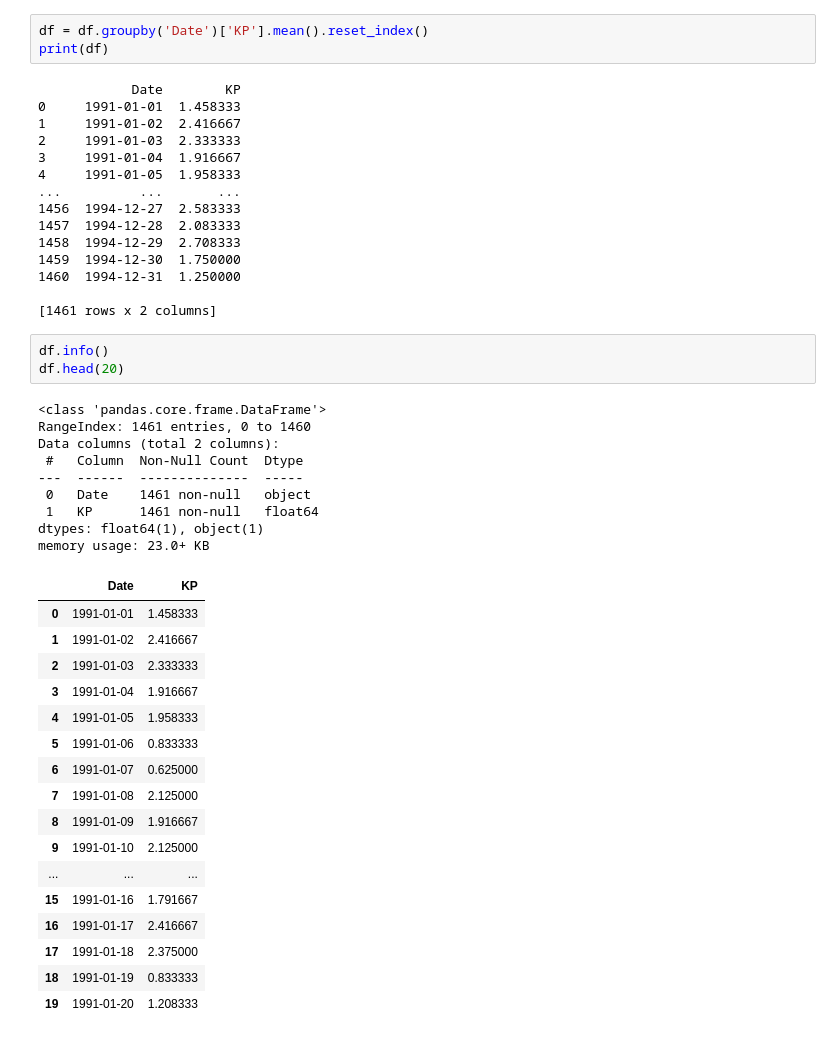
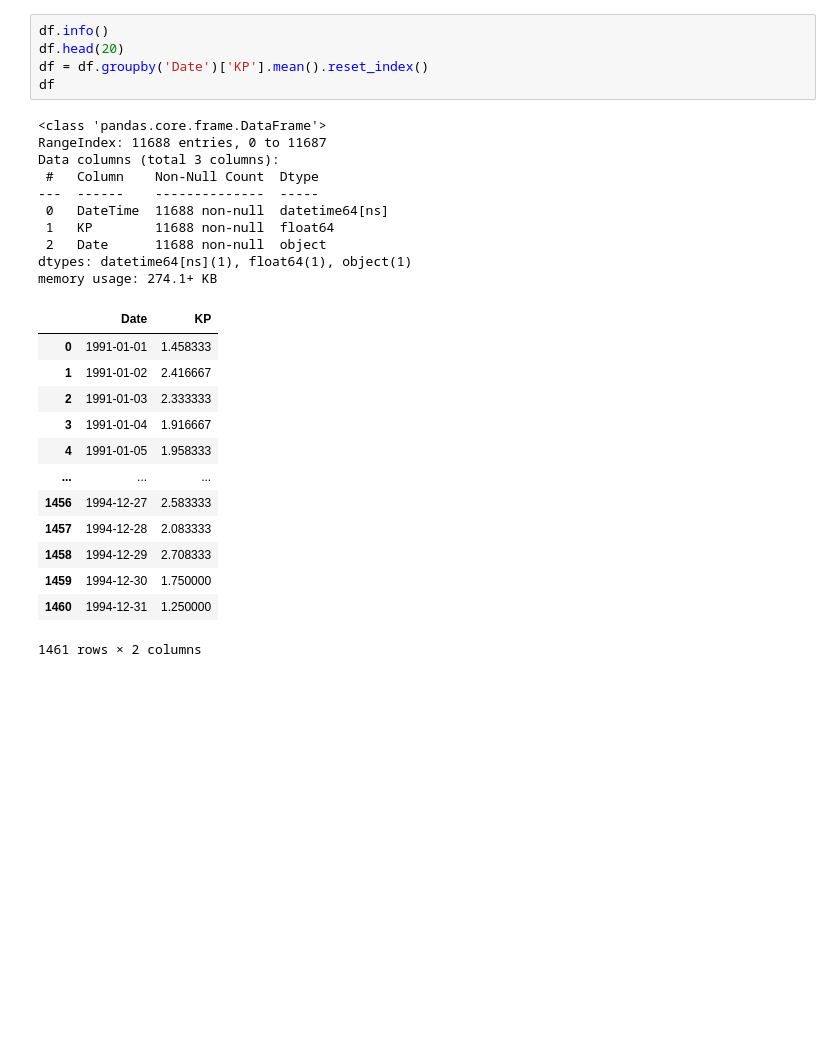
Before and after one commit to r3dswitch/cassini_hack, a Jupyter notebook: test.ipynb, the cells around one changed output. Saved outputs shown, nothing was run; the diff lists cells and outputs as text; blank space fills up the shorter version.

```diff
--- a/test.ipynb
+++ b/test.ipynb
@@ -191,51 +202,32 @@ print(df.head(10))
 # %%
+df.info()
+df.head(20)
 df = df.groupby('Date')['KP'].mean().reset_index()
-print(df)
+df
 # %% [output]
-            Date        KP
-0     1991-01-01  1.458333
-1     1991-01-02  2.416667
-2     1991-01-03  2.333333
-3     1991-01-04  1.916667
-4     1991-01-05  1.958333
-...          ...       ...
-1456  1994-12-27  2.583333
-1457  1994-12-28  2.083333
-1458  1994-12-29  2.708333
-1459  1994-12-30  1.750000
-1460  1994-12-31  1.250000
-
-[1461 rows x 2 columns]
+<class 'pandas.core.frame.DataFrame'>
+RangeIndex: 11688 entries, 0 to 11687
+Data columns (total 3 columns):
+ #   Column    Non-Null Count  Dtype
+---  ------    --------------  -----
+ 0   DateTime  11688 non-null  datetime64[ns]
+ 1   KP        11688 non-null  float64
+ 2   Date      11688 non-null  object
+dtypes: datetime64[ns](1), float64(1), object(1)
+memory usage: 274.1+ KB
+|  | Date | KP |
+| 0 | 1991-01-01 | 1.458333 |
+| 1 | 1991-01-02 | 2.416667 |
+| 2 | 1991-01-03 | 2.333333 |
+| 3 | 1991-01-04 | 1.916667 |
+| 4 | 1991-01-05 | 1.958333 |
+| ... | ... | ... |
+| 1456 | 1994-12-27 | 2.583333 |
+| 1457 | 1994-12-28 | 2.083333 |
+| 1458 | 1994-12-29 | 2.708333 |
+| 1459 | 1994-12-30 | 1.750000 |
+| 1460 | 1994-12-31 | 1.250000 |
+1461 rows × 2 columns
-# %%
-df.info()
-df.head(20)
-# %% [output]
-<class 'pandas.core.frame.DataFrame'>
-RangeIndex: 1461 entries, 0 to 1460
-Data columns (total 2 columns):
- #   Column  Non-Null Count  Dtype
----  ------  --------------  -----
- 0   Date    1461 non-null   object
- 1   KP      1461 non-null   float64
-dtypes: float64(1), object(1)
-memory usage: 23.0+ KB
-|  | Date | KP |
-| 0 | 1991-01-01 | 1.458333 |
-| 1 | 1991-01-02 | 2.416667 |
-| 2 | 1991-01-03 | 2.333333 |
-| 3 | 1991-01-04 | 1.916667 |
-| 4 | 1991-01-05 | 1.958333 |
-| 5 | 1991-01-06 | 0.833333 |
-| 6 | 1991-01-07 | 0.625000 |
-| 7 | 1991-01-08 | 2.125000 |
-| 8 | 1991-01-09 | 1.916667 |
-| 9 | 1991-01-10 | 2.125000 |
-| ... | ... | ... |
-| 15 | 1991-01-16 | 1.791667 |
-| 16 | 1991-01-17 | 2.416667 |
-| 17 | 1991-01-18 | 2.375000 |
-| 18 | 1991-01-19 | 0.833333 |
-| 19 | 1991-01-20 | 1.208333 |
 # %%
 istd = pd.read_csv('decoded_stroke_data.csv')
 
```
Also changed, not shown: parts of 7 cells of this notebook, 2 other files.
